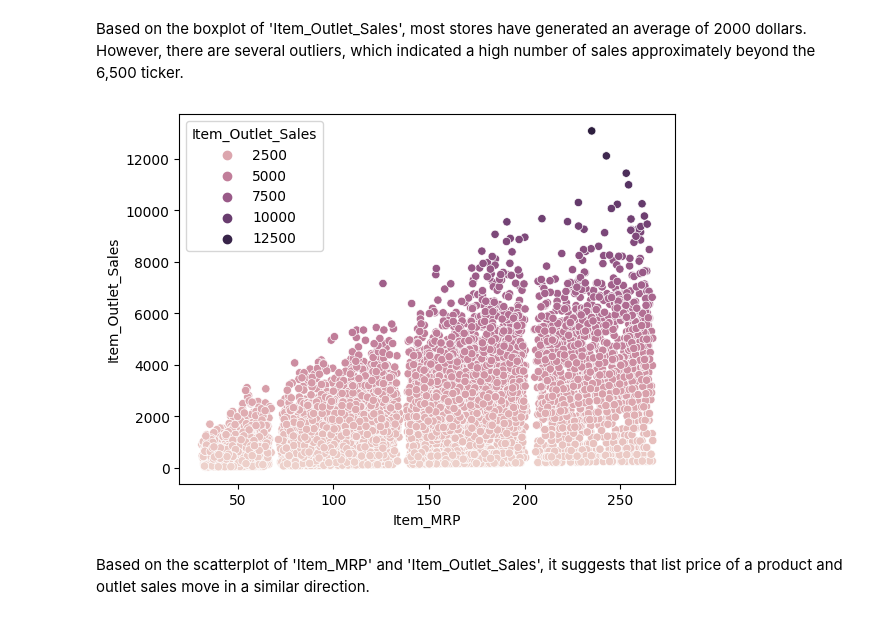
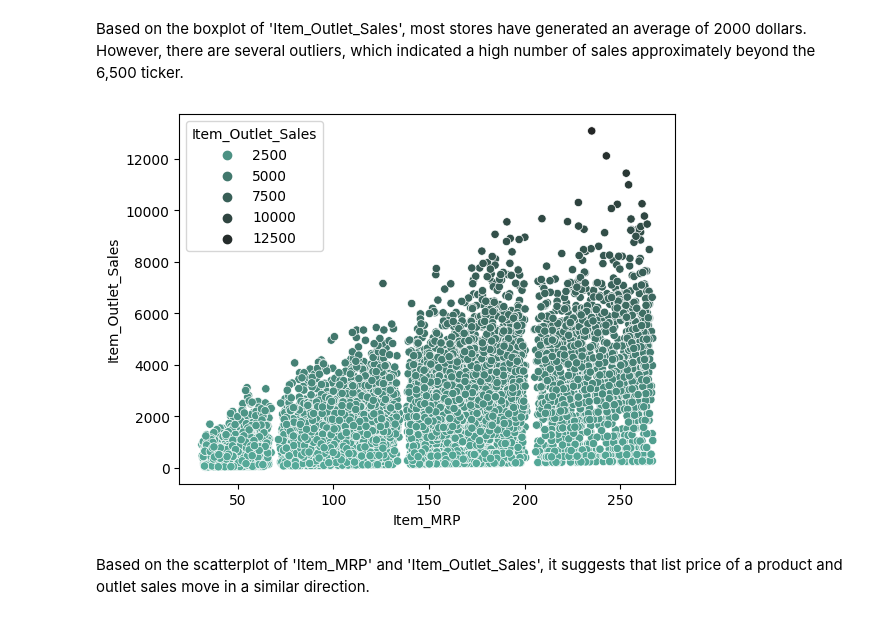
Before and after one commit to JoshTorre/Prediction-of-Product-Sales, a Jupyter notebook: Prediction_of_Product_Sales.ipynb, the cells around one changed output. Drawn from its saved outputs; the diff is of its cells as text; code cells hidden in the pictures.

```diff
--- a/Prediction_of_Product_Sales.ipynb
+++ b/Prediction_of_Product_Sales.ipynb
@@ -509,10 +523,10 @@ ax = sns.boxplot(data = df, x = 'Item_Outlet_Sales')
 Based on the boxplot of 'Item_Outlet_Sales', most stores have generated an average of 2000 dollars. However, there are several outliers, which indicated a high number of sales approximately beyond the 6,500 ticker.
 # %%
 # Create a scatterplot with both 'Item_MRP' and 'Item_Outlet_Sales'
-y = df['Item_Outlet_Sales']
-ax = sns.scatterplot(data = df, x = 'Item_MRP', y ='Item_Outlet_Sales', hue = y)
+ax = sns.scatterplot(data = df, x = 'Item_MRP', y ='Item_Outlet_Sales', hue = 'Item_Outlet_Sales'
+, palette = sns.color_palette("dark:#5A9_r", as_cmap=True))
 # %% [output]
-[figure, old version]
+[figure, new version]
 # %% [markdown]
 Based on the scatterplot of 'Item_MRP' and 'Item_Outlet_Sales', it suggests that list price of a product and outlet sales move in a similar direction.
 # %% [markdown]
```
Also changed, not shown: parts of 12 cells of this notebook.
